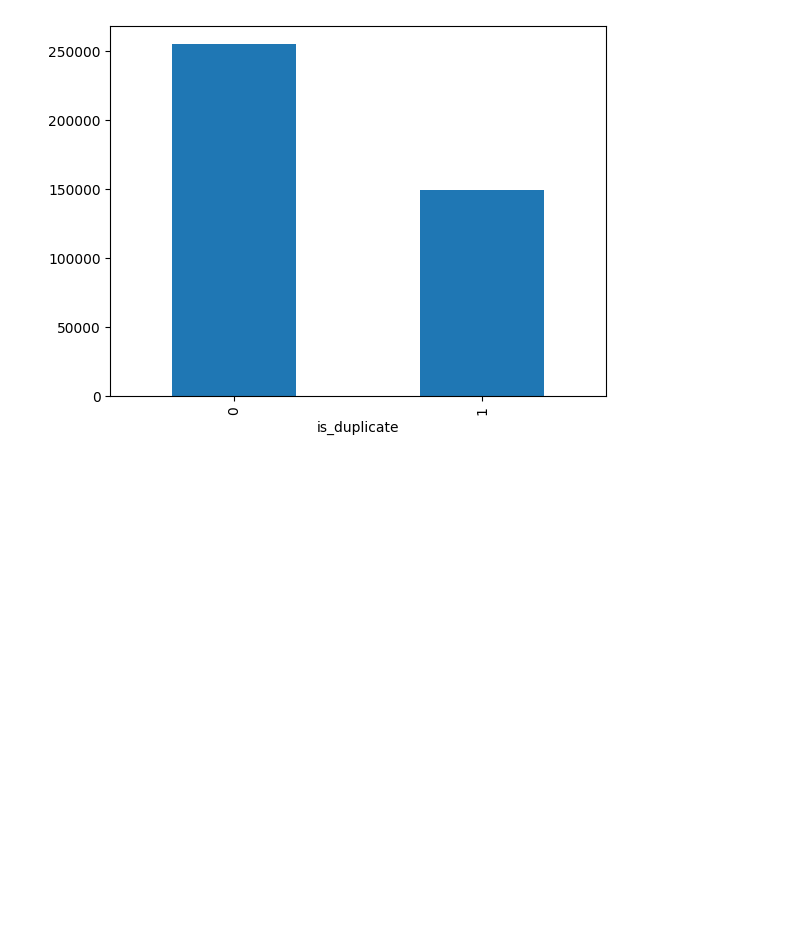
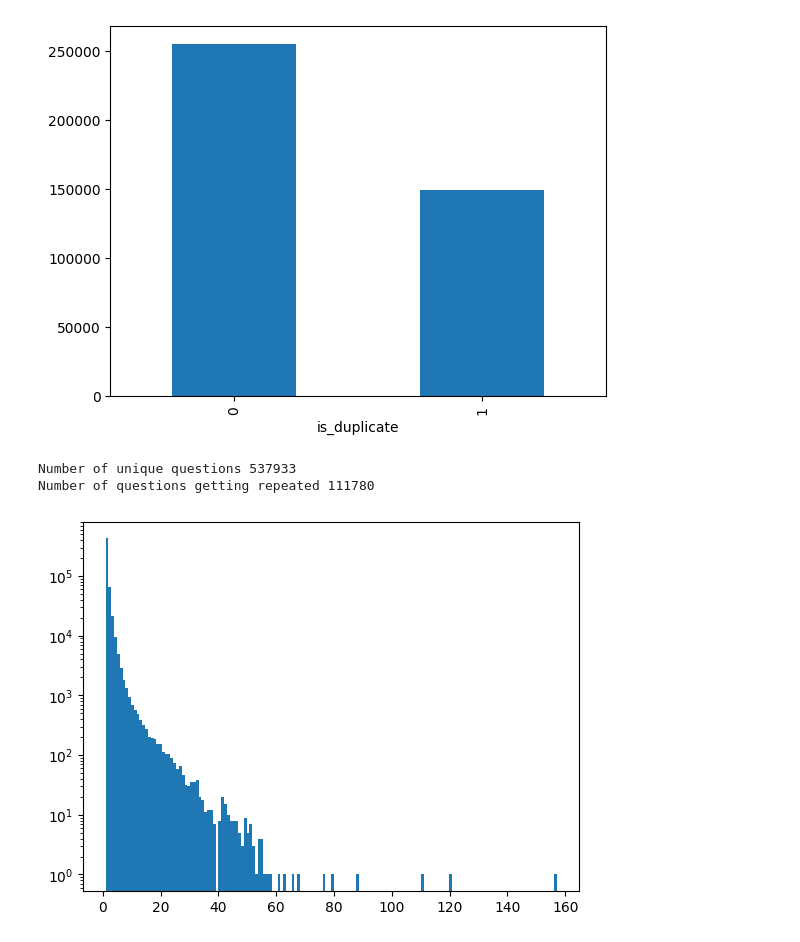
Before and after one commit to divya-tiwari-13/quora-question-pairs, a Jupyter notebook: initial_EDA.ipynb, the cells around one changed output. Saved outputs shown, nothing was run; the diff lists cells and outputs as text; code cells hidden in the pictures; blank space fills up the shorter version.

```diff
--- a/initial_EDA.ipynb
+++ b/initial_EDA.ipynb
@@ -80,0 +77,18 @@ qid = pd.series(df[''])
+# %%
+# Repeated Quesitons
+
+qid = pd.Series(df['qid1'].tolist() + df['qid2'].tolist())
+print('Number of unique questions',np.unique(qid).shape[0])
+x= qid.value_counts()>1
+print('Number of questions getting repeated',x[x].shape[0])
+# %% [output]
+Number of unique questions 537933
+Number of questions getting repeated 111780
+# %%
+# Repeated questions histogram
+
+plt.hist(qid.value_counts().values,bins=160)
+plt.yscale('log')
+plt.show()
+# %% [output]
+[figure, added]
```
Also changed, not shown: parts of 2 cells of this notebook.
